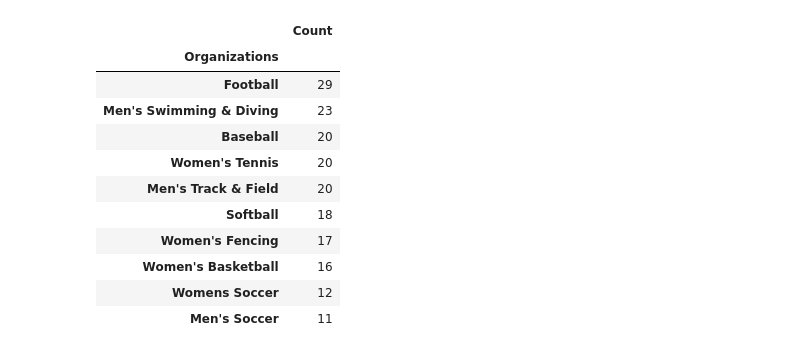
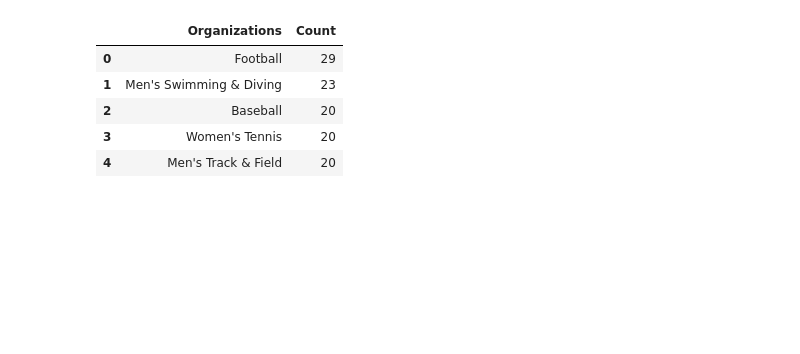
Before and after one commit to bachnguyen234/da301-isaac-athletics, a Jupyter notebook: bach_main_file.ipynb, the cells around one changed output. Saved outputs shown, nothing was run; the diff lists cells and outputs as text; code cells hidden in the pictures; blank space fills up the shorter version.

```diff
--- a/bach_main_file.ipynb
+++ b/bach_main_file.ipynb
@@ -22,6 +22,7 @@ def date_coversion(date):
 # Changing date formatting
 df_injuries.drop(columns = ["DateOfReturn", "ReportedDate"], inplace = True)
 df_injuries["ProblemDate"] = df_injuries["ProblemDate"].str.replace("/", "-").apply(date_coversion)
+df_injuries["ProblemDate"] = pd.to_datetime(df_injuries["ProblemDate"])
 
 # Filling NA's
 df_injuries["Side"] = df_injuries["Side"].fillna("Does Not Apply")
@@ -42,22 +43,17 @@ df_injuries.head(10)
 | 9 | SB2 | Softball | 2023-08-20 | Shoulder | Upper Extremity | Right | Strain | General Rotator Cuff | ... |
 # %%
 # Summary count for sport groups
-sport_group = df_injuries.groupby("Organizations").count().filter(["Code"]).rename(columns = {"Code": "Count"}).sort_values(by = "Count", ascending = False)
+sport_group = df_injuries.groupby("Organizations").count().filter(["Code"]).rename(columns = {"Code": "Count"}).sort_values(by = "Count", ascending = False).reset_index()
 
-# Displaying the top 10 highest count
-sport_group.head(10)
+# Displaying the top 5 highest count
+sport_top5 = sport_group.head(5)
+sport_top5
 # %% [output]
-|  | Count |
-| Organizations |  |
-| Football | 29 |
-| Men's Swimming & Diving | 23 |
-| Baseball | 20 |
-| Women's Tennis | 20 |
-| Men's Track & Field | 20 |
-| Softball | 18 |
-| Women's Fencing | 17 |
-| Women's Basketball | 16 |
-| Womens Soccer | 12 |
-| Men's Soccer | 11 |
+|  | Organizations | Count |
+| 0 | Football | 29 |
+| 1 | Men's Swimming & Diving | 23 |
+| 2 | Baseball | 20 |
+| 3 | Women's Tennis | 20 |
+| 4 | Men's Track & Field | 20 |
 # %%
 # Summary count for body part groups
```
Also changed, not shown: parts of 7 cells of this notebook.
